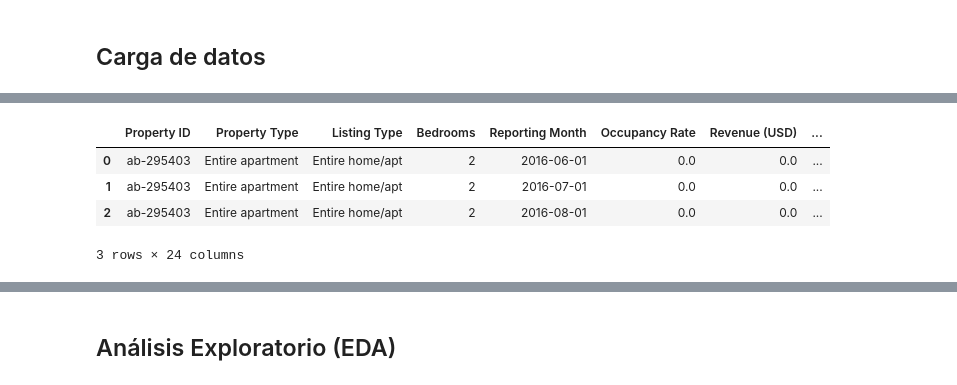
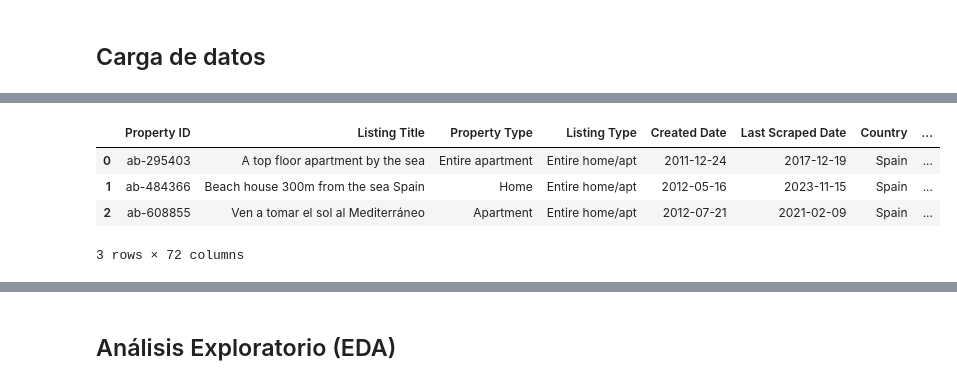
Before and after one commit to fapm4/MDD-Turismo, a Jupyter notebook: eda.ipynb, the cells around one changed output, grey strips where cells are left out. Cells and saved outputs as stored; diff of their text form; code cells hidden in the pictures.

Commit message:
añadida carga de extended csv

```diff
--- a/eda.ipynb
+++ b/eda.ipynb
@@ -37,12 +92,12 @@ Descripción de las columnas:
 # %%
-path = os.path.join(os.getcwd(), 'data/processed_monthly.csv')
+path = os.path.join(os.getcwd(), 'data/processed_extended.csv')
 
-df = pd.read_csv(path, sep=',', decimal='.')
+df_extended = pd.read_csv(path, sep=',', decimal='.')
 
-df.head(3)
+df_extended.head(3)
 # %% [output]
-|  | Property ID | Property Type | Listing Type | Bedrooms | Reporting Month | Occupancy Rate | Revenue (USD) | ... |
-| 0 | ab-295403 | Entire apartment | Entire home/apt | 2 | 2016-06-01 | 0.0 | 0.0 | ... |
-| 1 | ab-295403 | Entire apartment | Entire home/apt | 2 | 2016-07-01 | 0.0 | 0.0 | ... |
-| 2 | ab-295403 | Entire apartment | Entire home/apt | 2 | 2016-08-01 | 0.0 | 0.0 | ... |
+|  | Property ID | Listing Title | Property Type | Listing Type | Created Date | Last Scraped Date | Country | ... |
+| 0 | ab-295403 | A top floor apartment by the sea | Entire apartment | Entire home/apt | 2011-12-24 | 2017-12-19 | Spain | ... |
+| 1 | ab-484366 | Beach house 300m from the sea Spain | Home | Entire home/apt | 2012-05-16 | 2023-11-15 | Spain | ... |
+| 2 | ab-608855 | Ven a tomar el sol al Mediterráneo | Apartment | Entire home/apt | 2012-07-21 | 2021-02-09 | Spain | ... |
-3 rows × 24 columns
+3 rows × 72 columns
```
Also changed, not shown: parts of 18 cells of this notebook, 1 other file.
